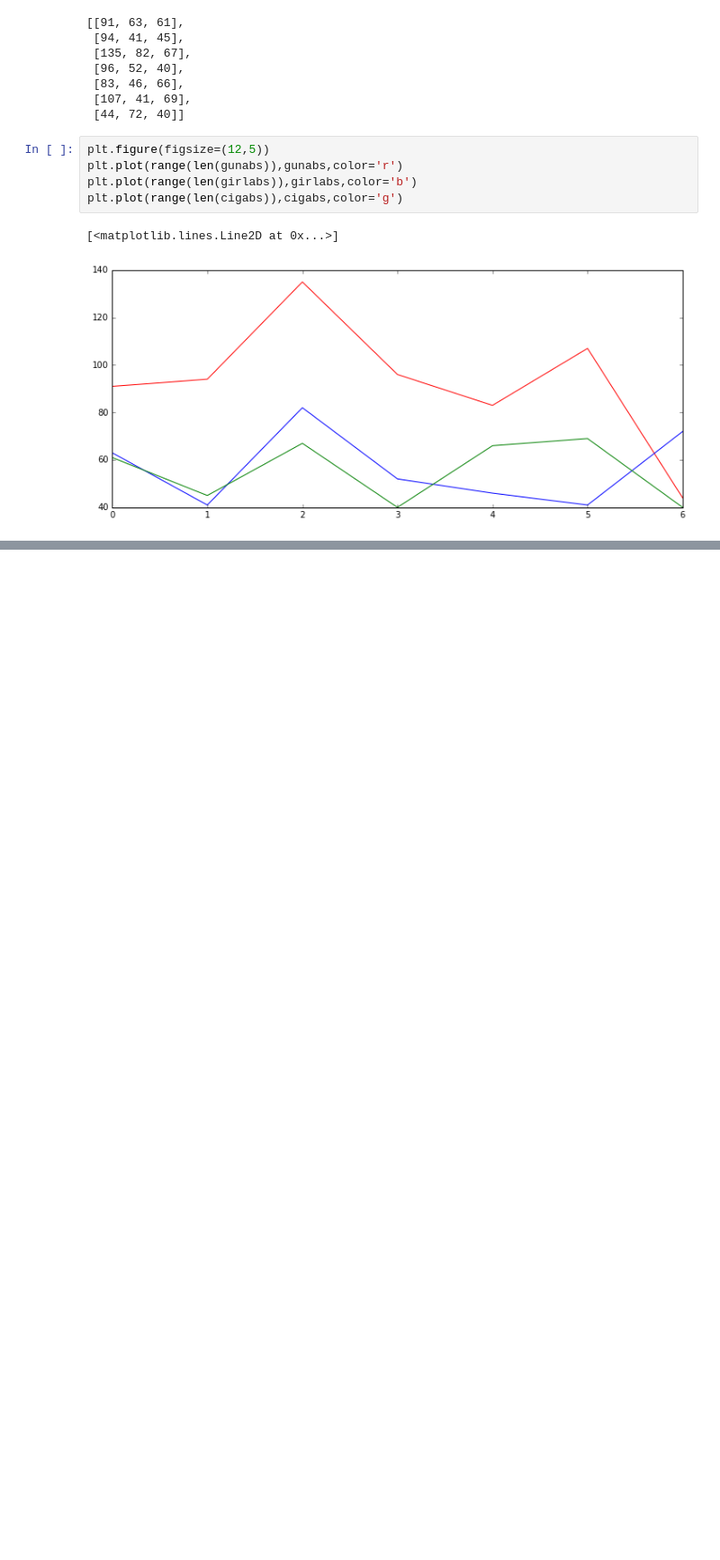
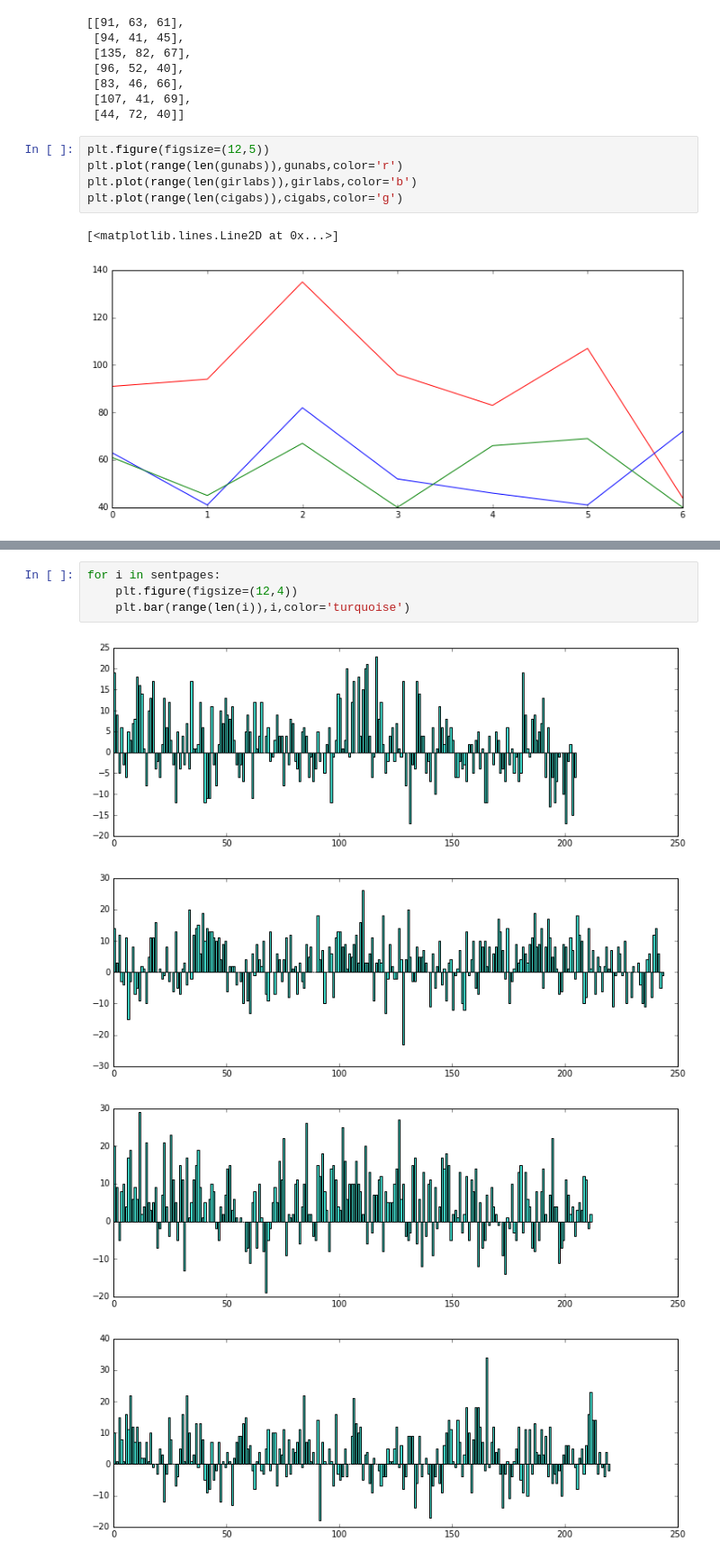
Before and after one commit to annemanguyen/metis_projects, a Jupyter notebook: allbooks.ipynb, the cells around one changed output, grey strips where cells are left out. Shown: that part at 90% size. Drawn from its saved outputs; the diff is of its cells as text; blank space fills up the shorter version.

```diff
--- a/allbooks.ipynb
+++ b/allbooks.ipynb
@@ -287,0 +345,9 @@ plt.subplot(211)
+# %%
+for i in sentpages:
+    plt.figure(figsize=(12,4))
+    plt.bar(range(len(i)),i,color='turquoise')
+# %% [output]
+[figure, added]
+[figure, added]
+[figure, added]
+[figure, added]
```
Also changed, not shown: parts of 61 cells of this notebook, 9 other files.
